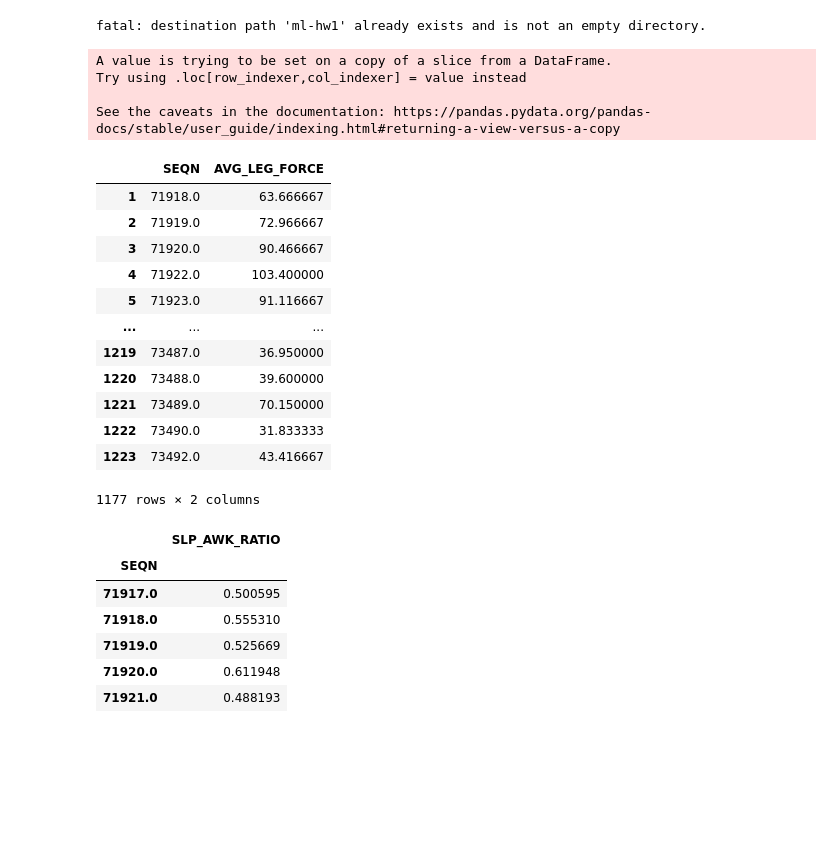
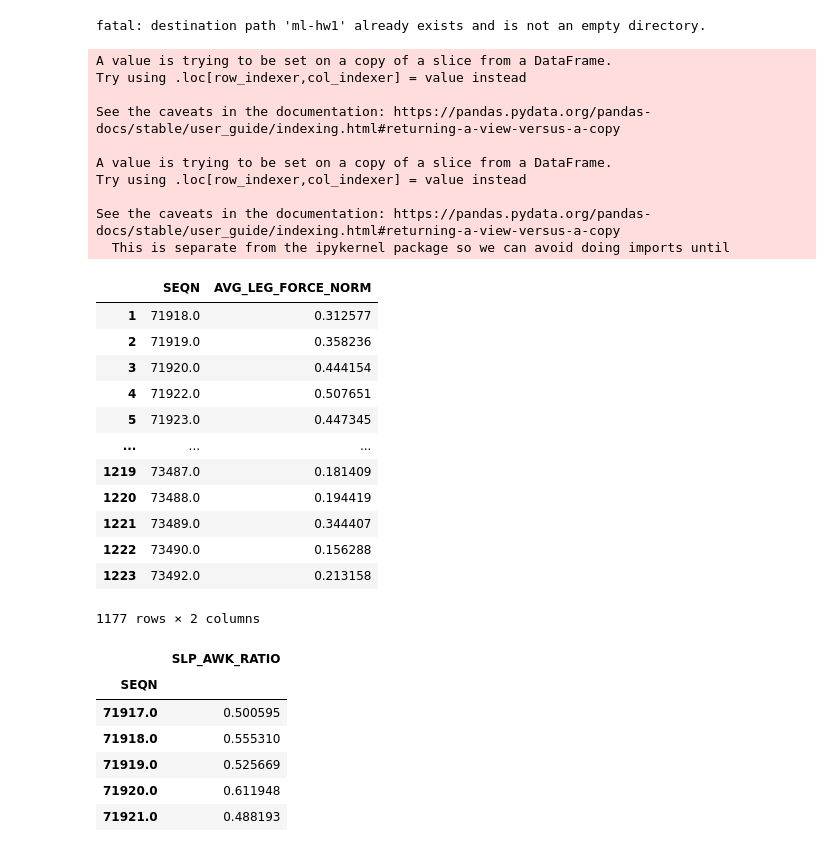
Before and after one commit to tkarani1/ml-hw1, a Jupyter notebook: Copy_of_homework1.ipynb, the cells around one changed output. Drawn from its saved outputs; the diff is of its cells as text; code cells hidden in the pictures; blank space fills up the shorter version.

Commit message:
changed leg force to normalized

```diff
--- a/Copy_of_homework1.ipynb
+++ b/Copy_of_homework1.ipynb
@@ -123,25 +123,32 @@ skinfold = body_data.filter(['SEQN', 'BMXCALFF', 'BMXSUB', 'BMXTRI'], axis=1)
 # %%
 leg_force = leg_force.dropna()
 leg_force['AVG_LEG_FORCE'] = (leg_force['LBLEXT1'] + leg_force['LBLEXT2'] + leg_force['LBLEXT3'] + leg_force['LBREXT1'] + leg_force['LBREXT2'] + leg_force['LBREXT3'])/6 #find mean leg force from 3 tests on left and right legs
-leg_force_feat = leg_force.filter(['SEQN','AVG_LEG_FORCE'], axis=1)
+leg_force['AVG_LEG_FORCE_NORM'] = leg_force['AVG_LEG_FORCE'] / (leg_force['AVG_LEG_FORCE']).max()
+leg_force_feat = leg_force.filter(['SEQN','AVG_LEG_FORCE_NORM'], axis=1)
 leg_force_feat
 # %% [output]
 A value is trying to be set on a copy of a slice from a DataFrame.
 Try using .loc[row_indexer,col_indexer] = value instead
 
 See the caveats in the documentation: https://pandas.pydata.org/pandas-docs/stable/user_guide/indexing.html#returning-a-view-versus-a-copy
+
+A value is trying to be set on a copy of a slice from a DataFrame.
+Try using .loc[row_indexer,col_indexer] = value instead
+
+See the caveats in the documentation: https://pandas.pydata.org/pandas-docs/stable/user_guide/indexing.html#returning-a-view-versus-a-copy
+  This is separate from the ipykernel package so we can avoid doing imports until
-|  | SEQN | AVG_LEG_FORCE |
-| 1 | 71918.0 | 63.666667 |
-| 2 | 71919.0 | 72.966667 |
-| 3 | 71920.0 | 90.466667 |
-| 4 | 71922.0 | 103.400000 |
-| 5 | 71923.0 | 91.116667 |
+|  | SEQN | AVG_LEG_FORCE_NORM |
+| 1 | 71918.0 | 0.312577 |
+| 2 | 71919.0 | 0.358236 |
+| 3 | 71920.0 | 0.444154 |
+| 4 | 71922.0 | 0.507651 |
+| 5 | 71923.0 | 0.447345 |
 | ... | ... | ... |
-| 1219 | 73487.0 | 36.950000 |
-| 1220 | 73488.0 | 39.600000 |
-| 1221 | 73489.0 | 70.150000 |
-| 1222 | 73490.0 | 31.833333 |
-| 1223 | 73492.0 | 43.416667 |
+| 1219 | 73487.0 | 0.181409 |
+| 1220 | 73488.0 | 0.194419 |
+| 1221 | 73489.0 | 0.344407 |
+| 1222 | 73490.0 | 0.156288 |
+| 1223 | 73492.0 | 0.213158 |
 1177 rows × 2 columns
 # %%
 sleep_awake = sleep_awake.dropna()
```
Also changed, not shown: parts of 3 cells of this notebook.
